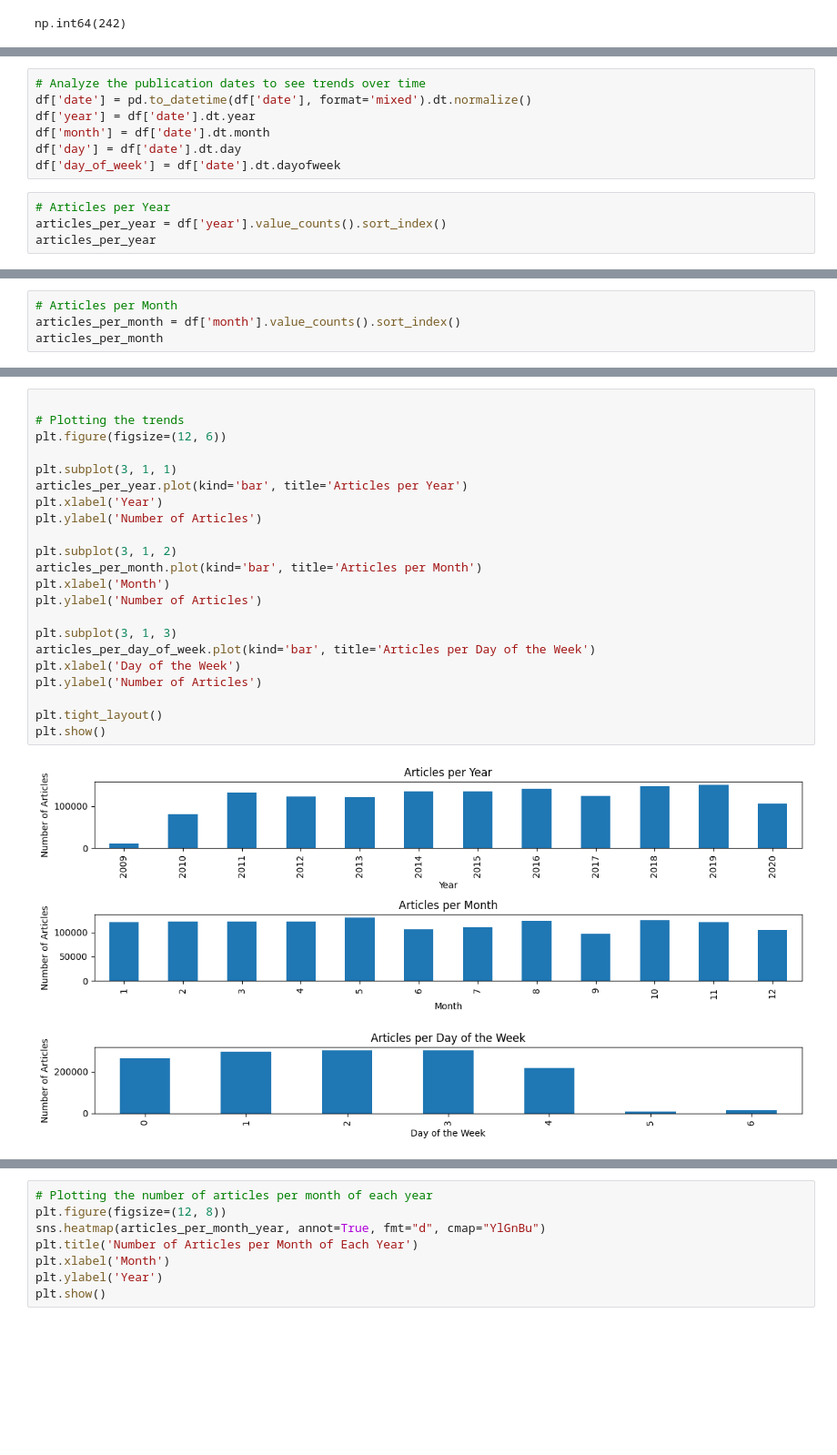
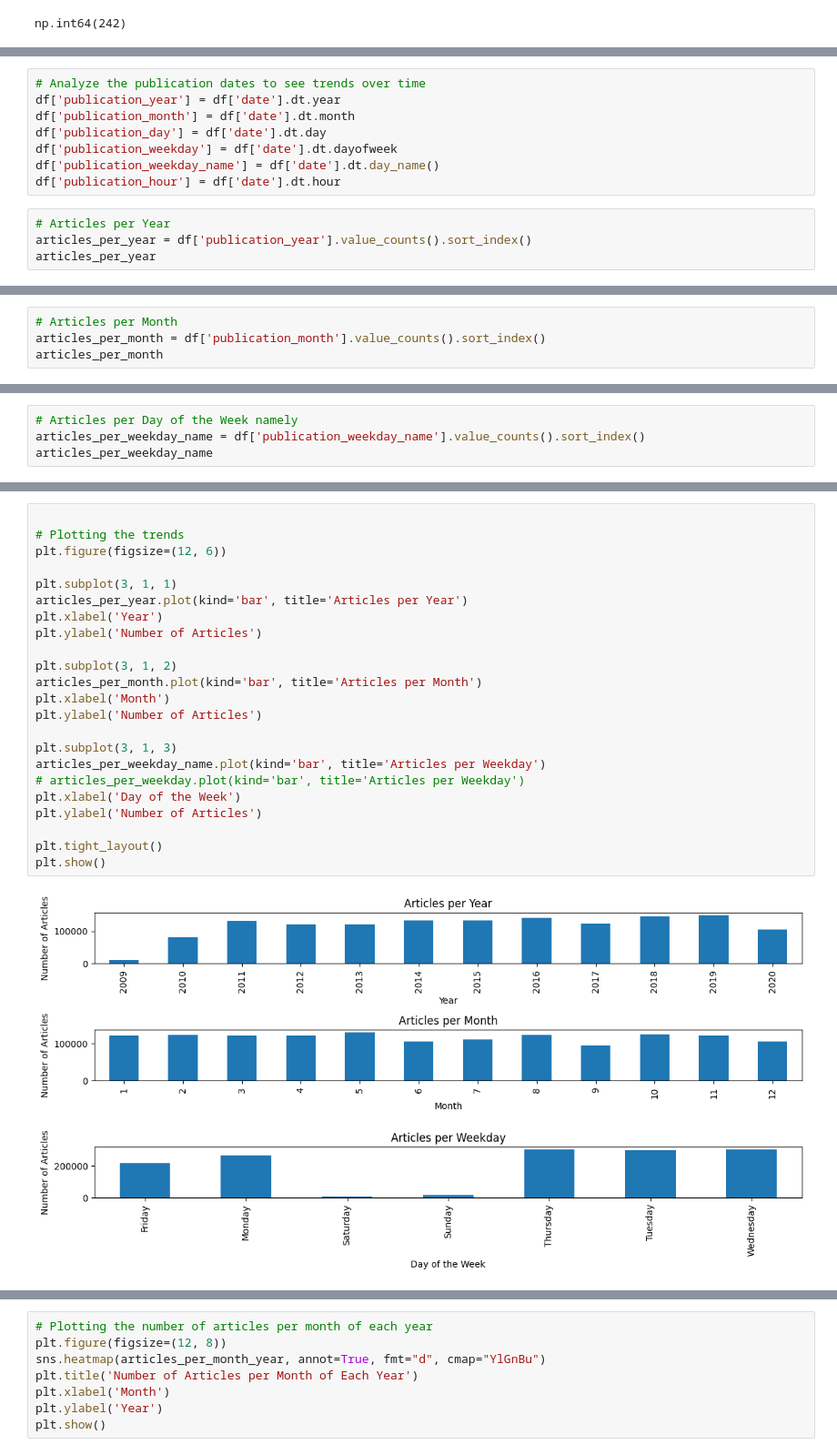
Before and after one commit to Khayo-7/10Academy-Kifiya-Week-1, a Jupyter notebook: notebooks/analyst_ratings_EDA.ipynb, the cells around one changed output, grey strips where cells are left out. Shown at 91% size. Saved outputs shown, nothing was run; the diff lists cells and outputs as text; blank space fills up the shorter version.

```diff
--- a/notebooks/analyst_ratings_EDA.ipynb
+++ b/notebooks/analyst_ratings_EDA.ipynb
@@ -270,12 +214,13 @@ headline_length_stats
 # %%
 # Analyze the publication dates to see trends over time
-df['date'] = pd.to_datetime(df['date'], format='mixed').dt.normalize()
-df['year'] = df['date'].dt.year
-df['month'] = df['date'].dt.month
-df['day'] = df['date'].dt.day
-df['day_of_week'] = df['date'].dt.dayofweek
+df['publication_year'] = df['date'].dt.year
+df['publication_month'] = df['date'].dt.month
+df['publication_day'] = df['date'].dt.day
+df['publication_weekday'] = df['date'].dt.dayofweek
+df['publication_weekday_name'] = df['date'].dt.day_name()
+df['publication_hour'] = df['date'].dt.hour
 # %%
 # Articles per Year
-articles_per_year = df['year'].value_counts().sort_index()
+articles_per_year = df['publication_year'].value_counts().sort_index()
 articles_per_year
 # %% [output]
@@ -295,6 +240,6 @@ year
 Name: count, dtype: int64
 # %%
 # Articles per Month
-articles_per_month = df['month'].value_counts().sort_index()
+articles_per_month = df['publication_month'].value_counts().sort_index()
 articles_per_month
 # %% [output]
@@ -337,0 +296,4 @@ Name: count, dtype: int64
+# %%
+# Articles per Day of the Week namely
+articles_per_weekday_name = df['publication_weekday_name'].value_counts().sort_index()
+articles_per_weekday_name
@@ -338,26 +332,27 @@ Name: count, dtype: int64
 # %%
 
 # Plotting the trends
 plt.figure(figsize=(12, 6))
 
 plt.subplot(3, 1, 1)
 articles_per_year.plot(kind='bar', title='Articles per Year')
 plt.xlabel('Year')
 plt.ylabel('Number of Articles')
 
 plt.subplot(3, 1, 2)
 articles_per_month.plot(kind='bar', title='Articles per Month')
 plt.xlabel('Month')
 plt.ylabel('Number of Articles')
 
 plt.subplot(3, 1, 3)
-articles_per_day_of_week.plot(kind='bar', title='Articles per Day of the Week')
+articles_per_weekday_name.plot(kind='bar', title='Articles per Weekday')
+# articles_per_weekday.plot(kind='bar', title='Articles per Weekday')
 plt.xlabel('Day of the Week')
 plt.ylabel('Number of Articles')
 
 plt.tight_layout()
 plt.show()
 # %% [output]
-[figure, old version]
+[figure, new version]
 # %%
 # Articles per Month of Each Year
```
Also changed, not shown: parts of 57 cells of this notebook, 12 other files.
